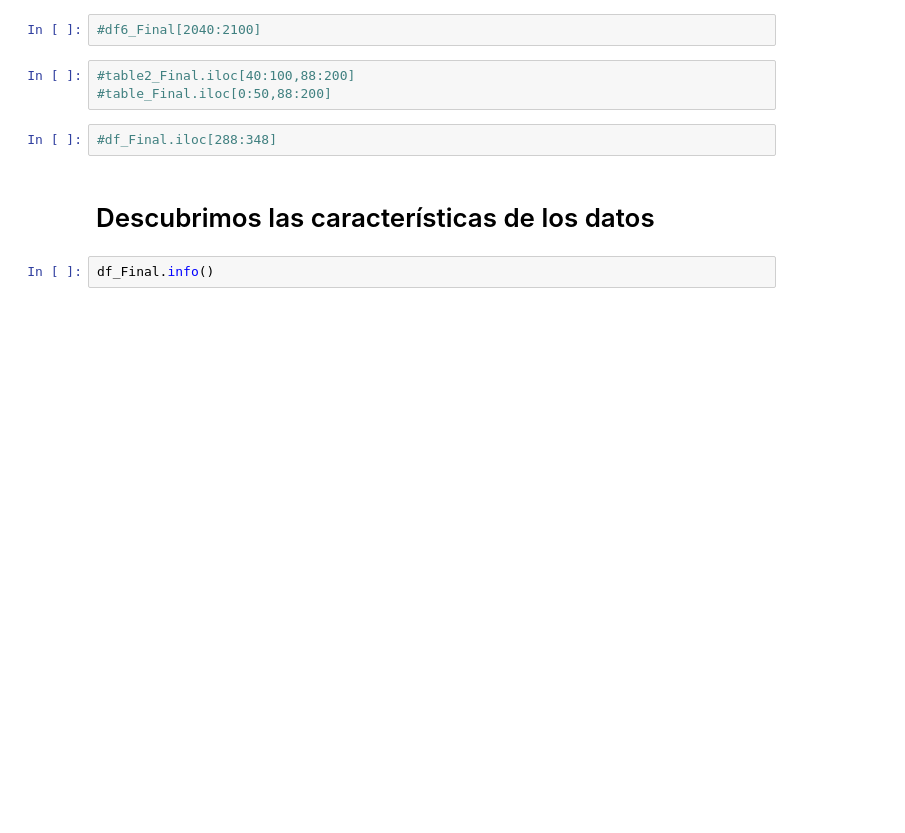
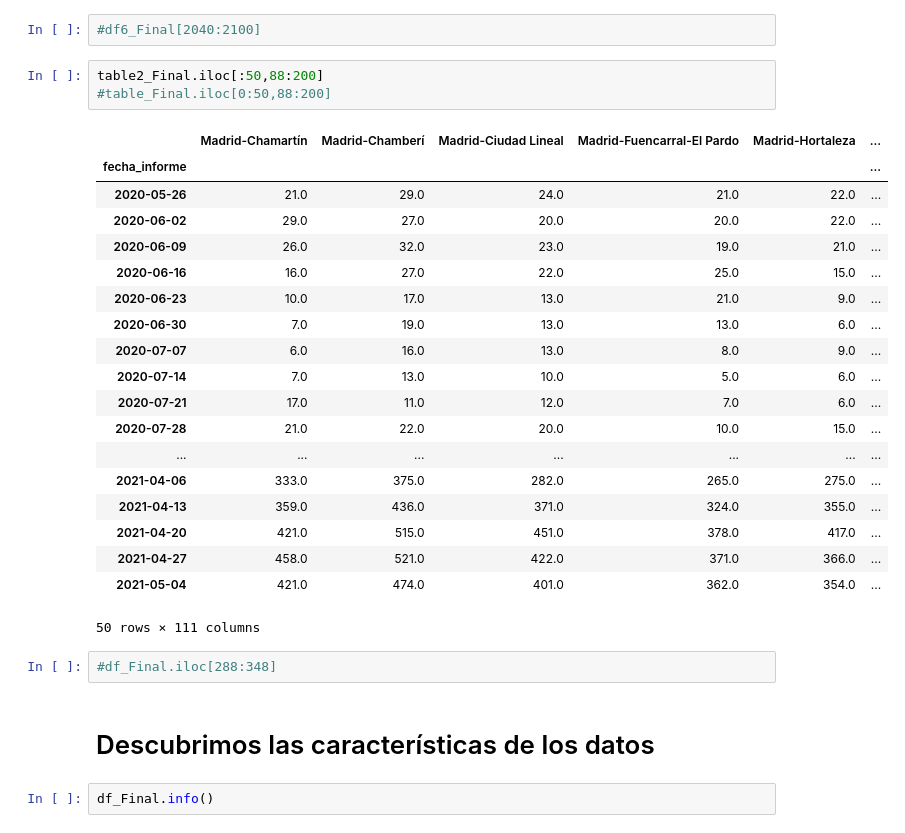
Before and after one commit to Jhonvalencia77/5to_avance, a Jupyter notebook: Patrones_AjustarModelo.ipynb, the cells around one changed output. Cells and saved outputs as stored; diff of their text form; blank space fills up the shorter version.

```diff
--- a/Patrones_AjustarModelo.ipynb
+++ b/Patrones_AjustarModelo.ipynb
@@ -343,8 +349,28 @@ df_Final.tail(2)
 # %%
 #df6_Final[2040:2100]
 # %%
-#table2_Final.iloc[40:100,88:200]
+table2_Final.iloc[:50,88:200]
 #table_Final.iloc[0:50,88:200]
+# %% [output]
+|  | Madrid-Chamartín | Madrid-Chamberí | Madrid-Ciudad Lineal | Madrid-Fuencarral-El Pardo | Madrid-Hortaleza | ... |
+| fecha_informe |  |  |  |  |  | ... |
+| 2020-05-26 | 21.0 | 29.0 | 24.0 | 21.0 | 22.0 | ... |
+| 2020-06-02 | 29.0 | 27.0 | 20.0 | 20.0 | 22.0 | ... |
+| 2020-06-09 | 26.0 | 32.0 | 23.0 | 19.0 | 21.0 | ... |
+| 2020-06-16 | 16.0 | 27.0 | 22.0 | 25.0 | 15.0 | ... |
+| 2020-06-23 | 10.0 | 17.0 | 13.0 | 21.0 | 9.0 | ... |
+| 2020-06-30 | 7.0 | 19.0 | 13.0 | 13.0 | 6.0 | ... |
+| 2020-07-07 | 6.0 | 16.0 | 13.0 | 8.0 | 9.0 | ... |
+| 2020-07-14 | 7.0 | 13.0 | 10.0 | 5.0 | 6.0 | ... |
+| 2020-07-21 | 17.0 | 11.0 | 12.0 | 7.0 | 6.0 | ... |
+| 2020-07-28 | 21.0 | 22.0 | 20.0 | 10.0 | 15.0 | ... |
+| ... | ... | ... | ... | ... | ... | ... |
+| 2021-04-06 | 333.0 | 375.0 | 282.0 | 265.0 | 275.0 | ... |
+| 2021-04-13 | 359.0 | 436.0 | 371.0 | 324.0 | 355.0 | ... |
+| 2021-04-20 | 421.0 | 515.0 | 451.0 | 378.0 | 417.0 | ... |
+| 2021-04-27 | 458.0 | 521.0 | 422.0 | 371.0 | 366.0 | ... |
+| 2021-05-04 | 421.0 | 474.0 | 401.0 | 362.0 | 354.0 | ... |
+50 rows × 111 columns
 # %%
 #df_Final.iloc[288:348]
 # %% [markdown]
```
Also changed, not shown: parts of 8 cells of this notebook.
